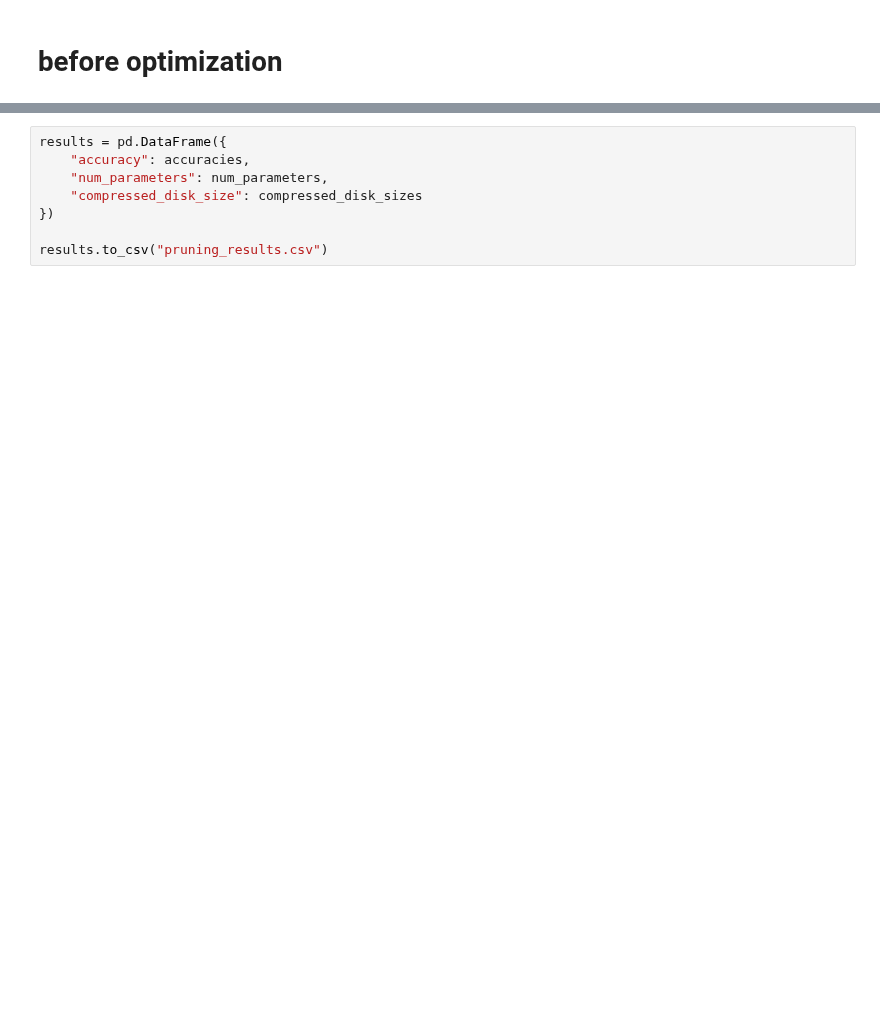
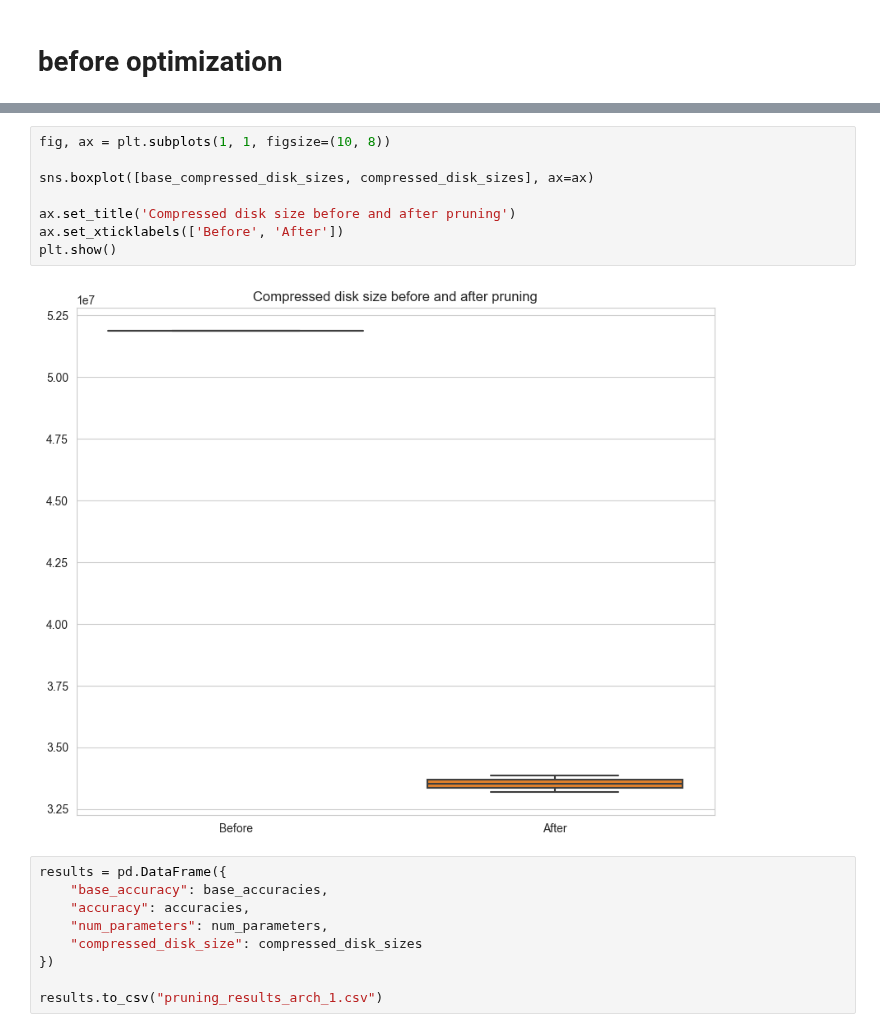
Before and after one commit to WestedCrean/master-thesis, a Jupyter notebook: notebooks/results_analysis/model_optimization_arch_1.ipynb, the cells around one changed output, grey strips where cells are left out. Saved outputs shown, nothing was run; the diff lists cells and outputs as text; blank space fills up the shorter version.

```diff
--- a/notebooks/results_analysis/model_optimization_arch_1.ipynb
+++ b/notebooks/results_analysis/model_optimization_arch_1.ipynb
@@ -304,8 +350,19 @@ RuntimeError: You must compile your model before training/testing. Use `model.co
+# %%
+fig, ax = plt.subplots(1, 1, figsize=(10, 8))
+
+sns.boxplot([base_compressed_disk_sizes, compressed_disk_sizes], ax=ax)
+
+ax.set_title('Compressed disk size before and after pruning')
+ax.set_xticklabels(['Before', 'After'])
+plt.show()
+# %% [output]
+[figure, added]
 # %%
 results = pd.DataFrame({
+    "base_accuracy": base_accuracies,
     "accuracy": accuracies,
     "num_parameters": num_parameters,
     "compressed_disk_size": compressed_disk_sizes
 })
 
-results.to_csv("pruning_results.csv")
+results.to_csv("pruning_results_arch_1.csv")
```
Also changed, not shown: parts of 8 cells of this notebook.
